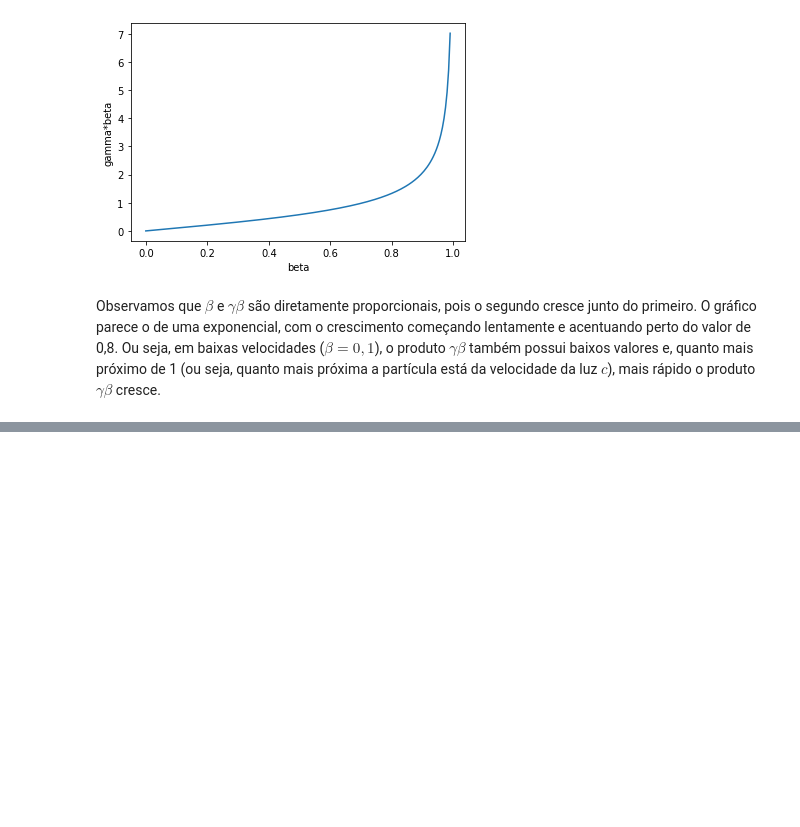
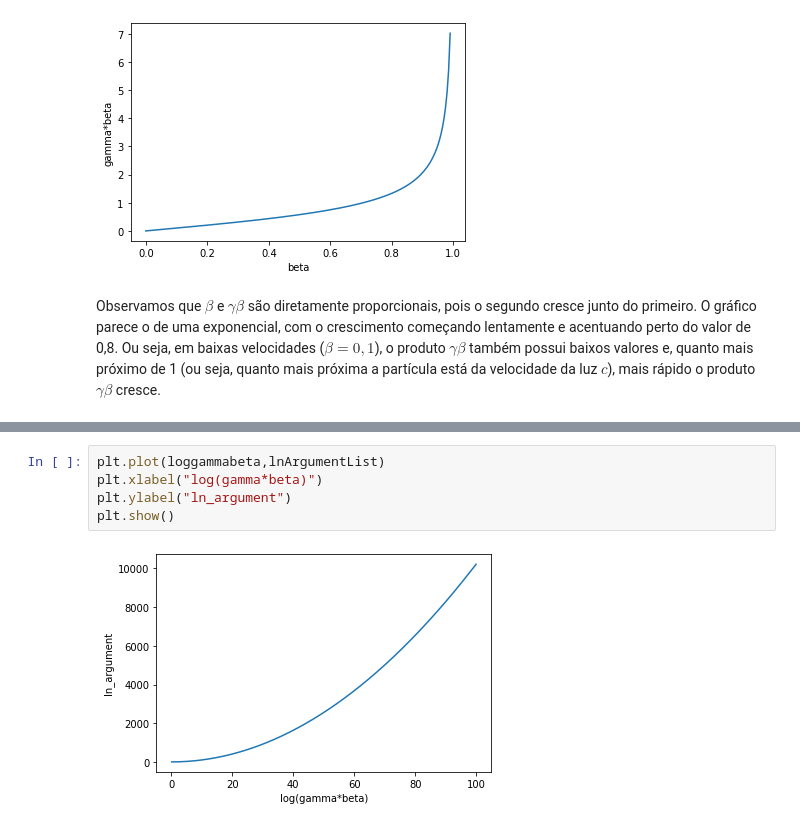
Before and after one commit to Victor17in/PythonCurso, a Jupyter notebook: Cópia_de_Projeto_1_FernandaA_Flavia_Victor.ipynb, the cells around one changed output, grey strips where cells are left out. Saved outputs shown, nothing was run; the diff lists cells and outputs as text; blank space fills up the shorter version.

```diff
--- a/Cópia_de_Projeto_1_FernandaA_Flavia_Victor.ipynb
+++ b/Cópia_de_Projeto_1_FernandaA_Flavia_Victor.ipynb
@@ -223,0 +159,7 @@ TypeError: ignored
+# %%
+plt.plot(loggammabeta,lnArgumentList)
+plt.xlabel("log(gamma*beta)")
+plt.ylabel("ln_argument")
+plt.show()
+# %% [output]
+[figure, added]
```
Also changed, not shown: parts of 10 cells of this notebook.
